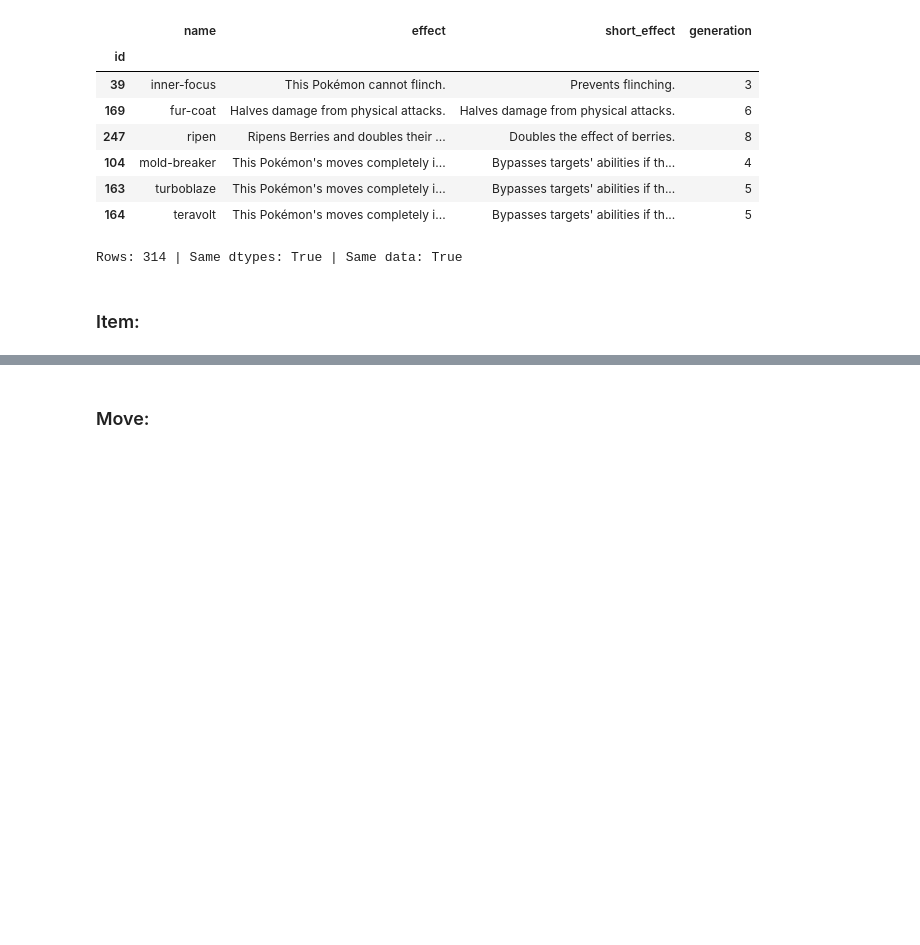
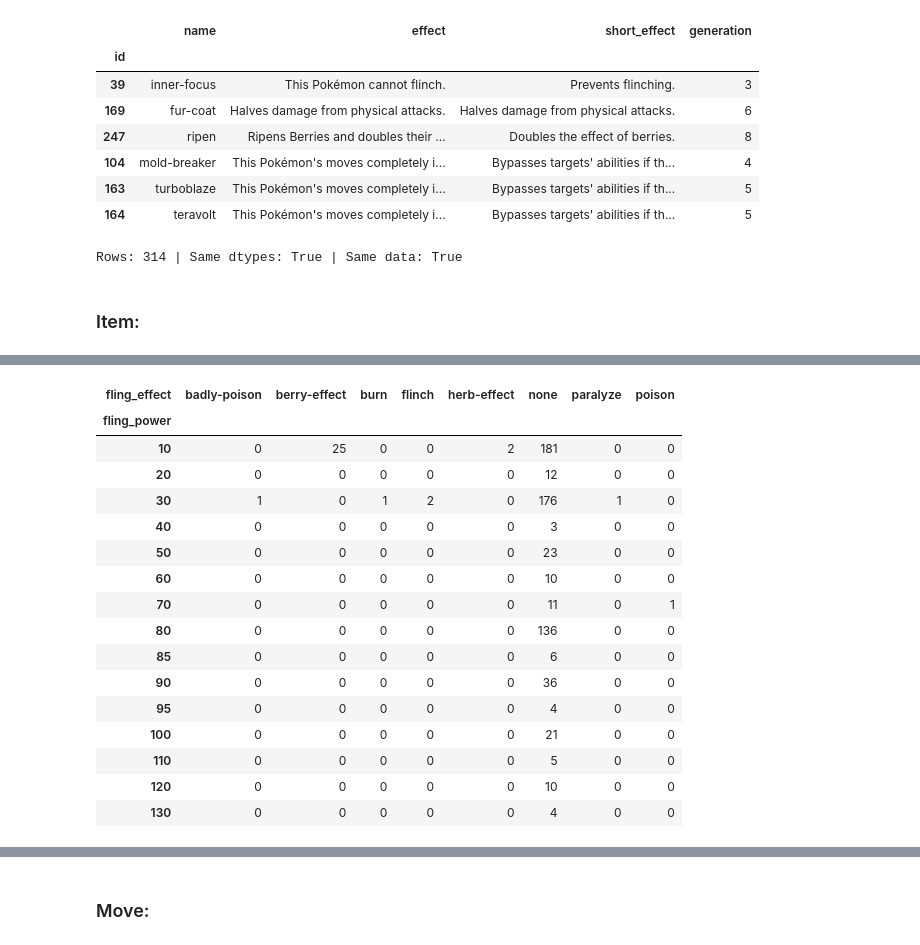
Before and after one commit to Roldao-Neto/Competitive_Pokemon_Data_Analysis, a Jupyter notebook: src/2-silver/pokeapi_cleaning.ipynb, the cells around one changed output, grey strips where cells are left out. Saved outputs shown, nothing was run; the diff lists cells and outputs as text; code cells hidden in the pictures; blank space fills up the shorter version.

```diff
--- a/src/2-silver/pokeapi_cleaning.ipynb
+++ b/src/2-silver/pokeapi_cleaning.ipynb
@@ -289,0 +390,21 @@ df.head()
+# %%
+df = df.sort_index()
+df = df[~df['name'].duplicated(keep='first')]
+
+# Clean text
+effect_cols = ['effect', 'short_effect', 'flavor_text']
+df[effect_cols] = df[effect_cols].apply(lambda c: clean_text(c.str.replace(r'\s*\n:\s*', ': ', regex=True)))
+df[effect_cols] = df[effect_cols].apply(lambda c: c.mask(c.eq('')))
+
+# Items without an English effect get the flavor text, marking where it came from
+filled = df['flavor_text'] + ' (originally: null, filled from flavor_text)'
+df['effect'] = df['effect'].fillna(filled)
+df['short_effect'] = df['short_effect'].fillna(filled)
+df = df.drop(columns='flavor_text')
+
+print(f"Duplicated names: {df['name'].duplicated().sum()}")
+print("----------\nTexts with newlines or markup after cleaning:")
+print(df[['effect', 'short_effect']].apply(lambda c: c.str.contains(r'\n|\f|\]\{', regex=True)).sum())
+print("----------\nEmpty strings after cleaning:")
+print((df[['effect', 'short_effect']] == '').sum())
+print(f"----------\nNull effects after filling: {df['effect'].isna().sum()}")
@@ -289,0 +425,8 @@ df.head()
+# %%
+# Data types:
+df['fling_power'] = df['fling_power'].astype('Int16')
+df[['category', 'fling_effect']] = df[['category', 'fling_effect']].astype('str')
+
+print(df.dtypes)
+print(f"----------\nIndex dtype: {df.index.dtype}")
+print(f"Names not in kebab-case: {(~df['name'].str.fullmatch(r'[a-z0-9-]+')).sum()}")
@@ -289,0 +464,20 @@ df.head()
+# %%
+pd.crosstab(df['fling_power'], df['fling_effect'].fillna('none'))
+# %% [output]
+| fling_effect | badly-poison | berry-effect | burn | flinch | herb-effect | none | paralyze | poison |
+| fling_power |  |  |  |  |  |  |  |  |
+| 10 | 0 | 25 | 0 | 0 | 2 | 181 | 0 | 0 |
+| 20 | 0 | 0 | 0 | 0 | 0 | 12 | 0 | 0 |
+| 30 | 1 | 0 | 1 | 2 | 0 | 176 | 1 | 0 |
+| 40 | 0 | 0 | 0 | 0 | 0 | 3 | 0 | 0 |
+| 50 | 0 | 0 | 0 | 0 | 0 | 23 | 0 | 0 |
+| 60 | 0 | 0 | 0 | 0 | 0 | 10 | 0 | 0 |
+| 70 | 0 | 0 | 0 | 0 | 0 | 11 | 0 | 1 |
+| 80 | 0 | 0 | 0 | 0 | 0 | 136 | 0 | 0 |
+| 85 | 0 | 0 | 0 | 0 | 0 | 6 | 0 | 0 |
+| 90 | 0 | 0 | 0 | 0 | 0 | 36 | 0 | 0 |
+| 95 | 0 | 0 | 0 | 0 | 0 | 4 | 0 | 0 |
+| 100 | 0 | 0 | 0 | 0 | 0 | 21 | 0 | 0 |
+| 110 | 0 | 0 | 0 | 0 | 0 | 5 | 0 | 0 |
+| 120 | 0 | 0 | 0 | 0 | 0 | 10 | 0 | 0 |
+| 130 | 0 | 0 | 0 | 0 | 0 | 4 | 0 | 0 |
```
Also changed, not shown: parts of 60 cells of this notebook.
